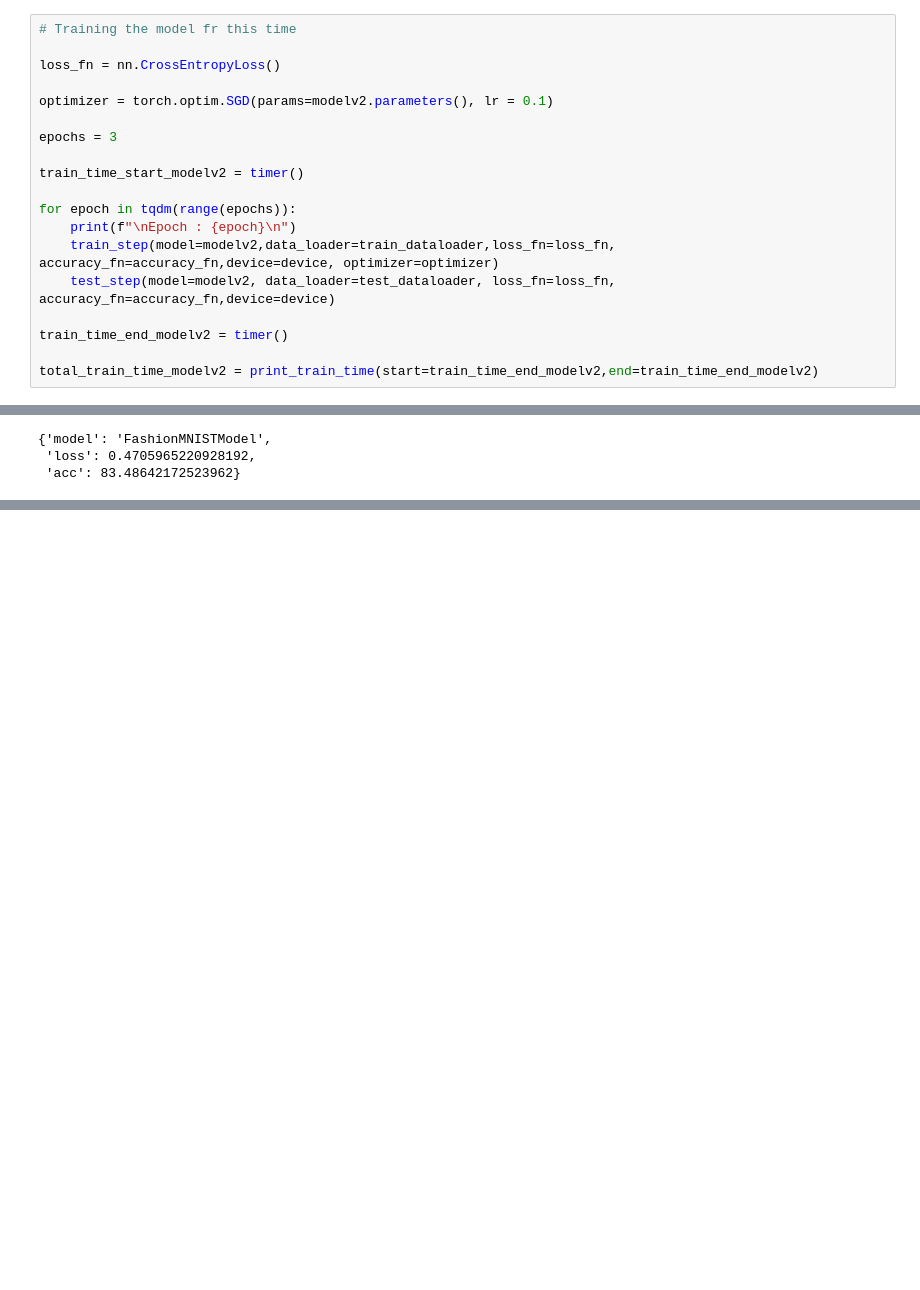
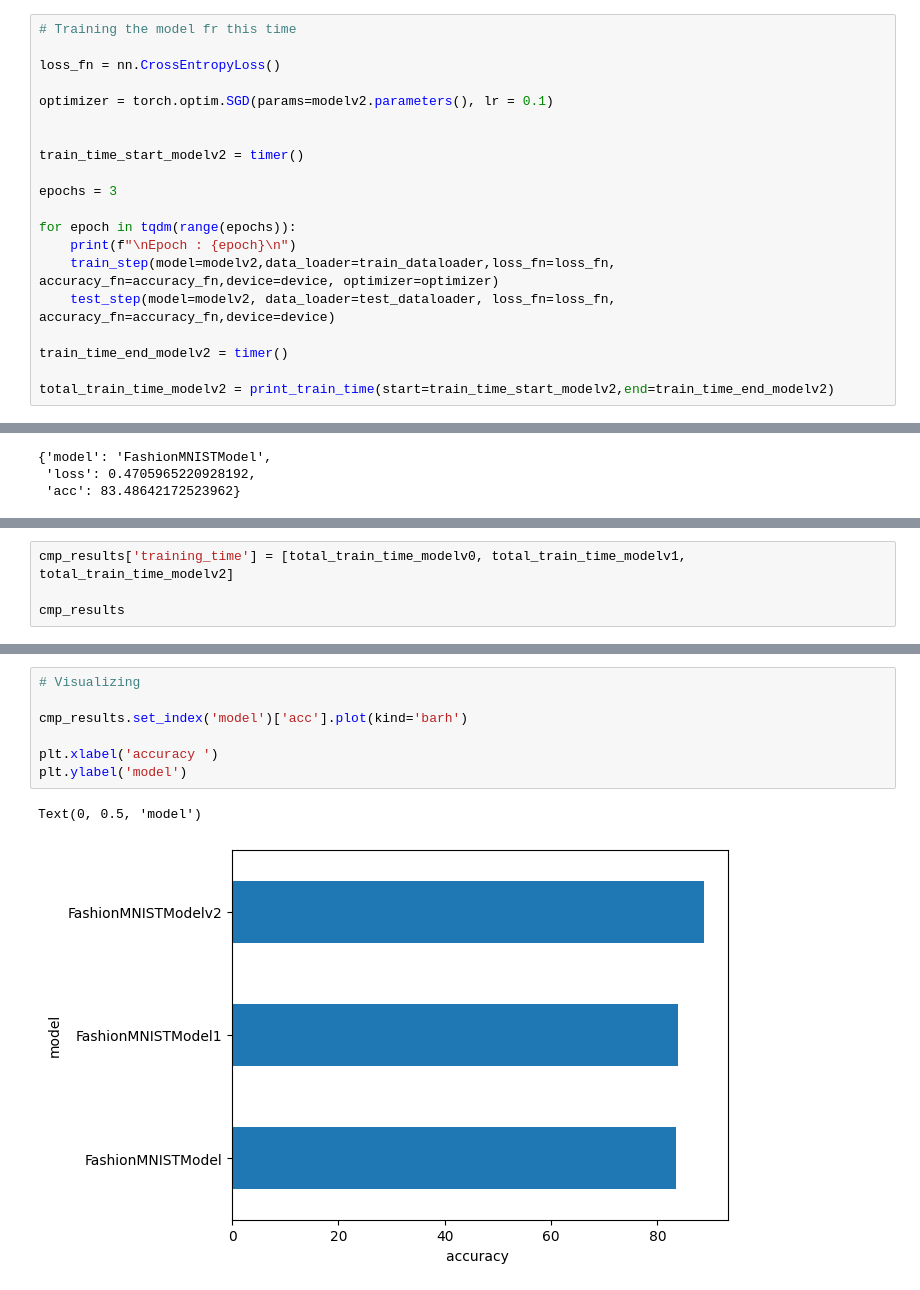
Before and after one commit to vimaurya/LearnDL, a Jupyter notebook: 04_computer_vision.ipynb, the cells around one changed output, grey strips where cells are left out. Drawn from its saved outputs; the diff is of its cells as text; blank space fills up the shorter version.

Commit message:
comparing and visualizing results

```diff
--- a/04_computer_vision.ipynb
+++ b/04_computer_vision.ipynb
@@ -558,9 +565,10 @@ loss_fn = nn.CrossEntropyLoss()
 
 optimizer = torch.optim.SGD(params=modelv2.parameters(), lr = 0.1)
 
-epochs = 3
 
 train_time_start_modelv2 = timer()
+
+epochs = 3
 
 for epoch in tqdm(range(epochs)):
     print(f"\nEpoch : {epoch}\n")
@@ -569,7 +577,7 @@ for epoch in tqdm(range(epochs)):
 
 train_time_end_modelv2 = timer()
 
-total_train_time_modelv2 = print_train_time(start=train_time_end_modelv2,end=train_time_end_modelv2)
+total_train_time_modelv2 = print_train_time(start=train_time_start_modelv2,end=train_time_end_modelv2)
 # %% [output]
 Epoch : 0
 
@@ -617,0 +626,4 @@ cmp_results
+# %%
+cmp_results['training_time'] = [total_train_time_modelv0, total_train_time_modelv1, total_train_time_modelv2]
+
+cmp_results
@@ -617,0 +635,10 @@ cmp_results
+# %%
+# Visualizing
+
+cmp_results.set_index('model')['acc'].plot(kind='barh')
+
+plt.xlabel('accuracy ')
+plt.ylabel('model')
+# %% [output]
+Text(0, 0.5, 'model')
+[figure, added]
```
Also changed, not shown: parts of 10 cells of this notebook.
